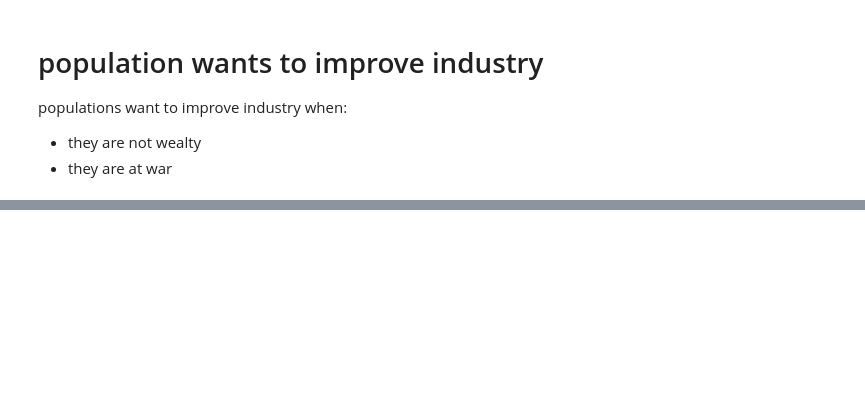
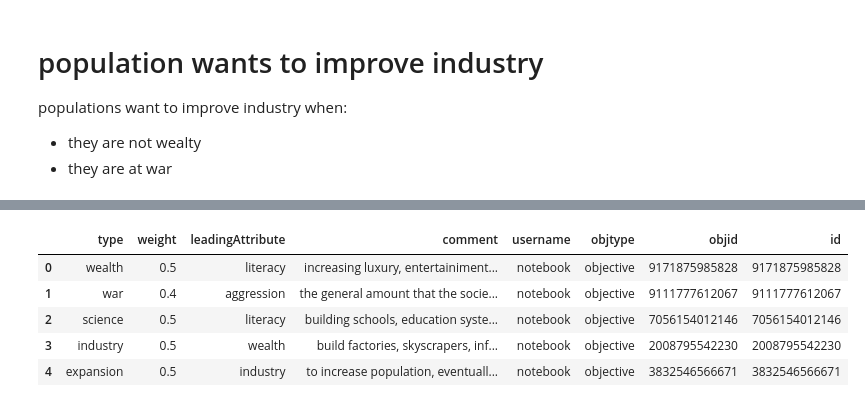
Before and after one commit to BillmanH/exoplanets, a Jupyter notebook: notebooks/People/People Making Choices.ipynb, the cells around one changed output, grey strips where cells are left out. Drawn from its saved outputs; the diff is of its cells as text; code cells hidden in the pictures; blank space fills up the shorter version.

```diff
--- a/notebooks/People/People Making Choices.ipynb
+++ b/notebooks/People/People Making Choices.ipynb
@@ -165,0 +193,9 @@ client_session: <aiohttp.client.ClientSession object at 0x...>
+# %%
+qtodf(f"g.V().has('objid','{popid1}').out('desires').valueMap()")
+# %% [output]
+|  | type | weight | leadingAttribute | comment | username | objtype | objid | id |
+| 0 | wealth | 0.5 | literacy | increasing luxury, entertainiment... | notebook | objective | 9171875985828 | 9171875985828 |
+| 1 | war | 0.4 | aggression | the general amount that the socie... | notebook | objective | 9111777612067 | 9111777612067 |
+| 2 | science | 0.5 | literacy | building schools, education syste... | notebook | objective | 7056154012146 | 7056154012146 |
+| 3 | industry | 0.5 | wealth | build factories, skyscrapers, inf... | notebook | objective | 2008795542230 | 2008795542230 |
+| 4 | expansion | 0.5 | industry | to increase population, eventuall... | notebook | objective | 3832546566671 | 3832546566671 |
```
Also changed, not shown: parts of 20 cells of this notebook, 1 other file.
